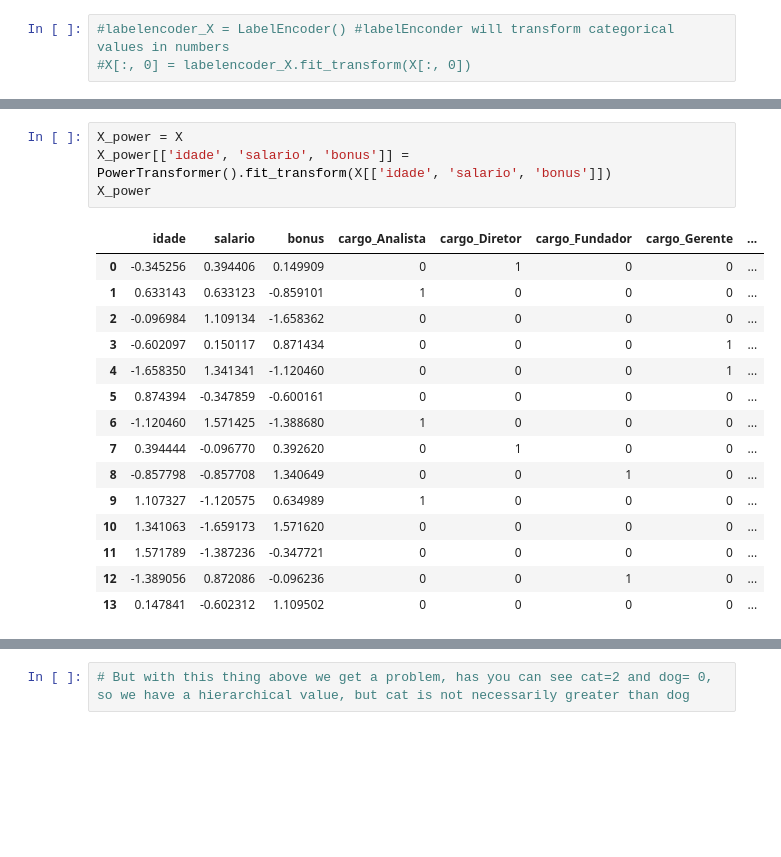
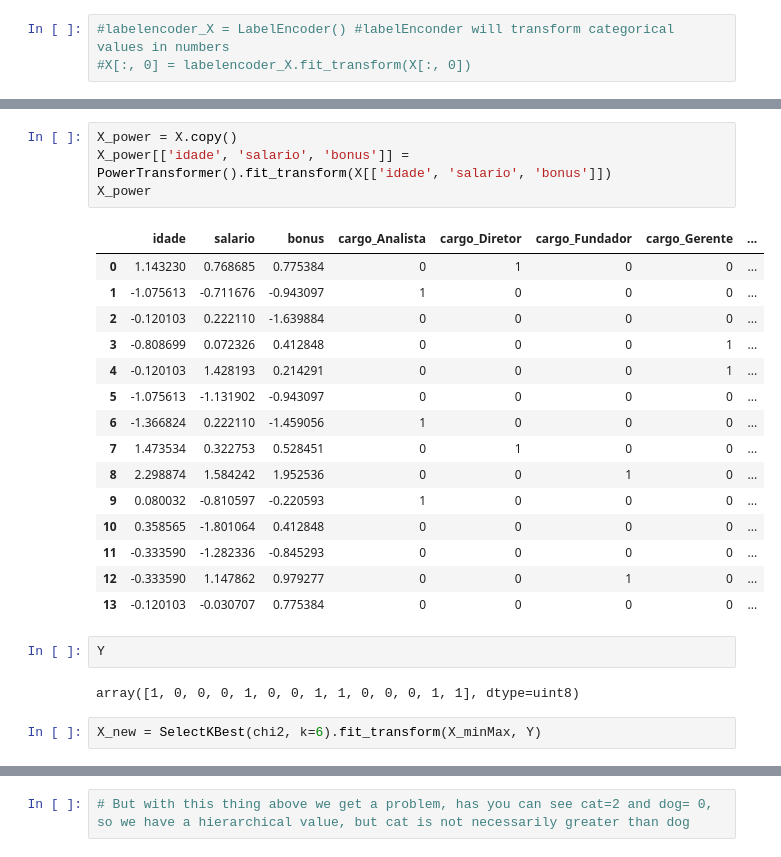
Before and after one commit to CaiqueCoelho/Preprocessing-Dataset-Template, a Jupyter notebook: Pre-Processing-Template-Example-2.ipynb, the cells around one changed output, grey strips where cells are left out. Cells and saved outputs as stored; diff of their text form; blank space fills up the shorter version.

```diff
--- a/Pre-Processing-Template-Example-2.ipynb
+++ b/Pre-Processing-Template-Example-2.ipynb
@@ -295,20 +300,26 @@ X_quantile
 # %%
-X_power = X
+X_power = X.copy()
 X_power[['idade', 'salario', 'bonus']] = PowerTransformer().fit_transform(X[['idade', 'salario', 'bonus']])
 X_power
 # %% [output]
 |  | idade | salario | bonus | cargo_Analista | cargo_Diretor | cargo_Fundador | cargo_Gerente | ... |
-| 0 | -0.345256 | 0.394406 | 0.149909 | 0 | 1 | 0 | 0 | ... |
-| 1 | 0.633143 | 0.633123 | -0.859101 | 1 | 0 | 0 | 0 | ... |
-| 2 | -0.096984 | 1.109134 | -1.658362 | 0 | 0 | 0 | 0 | ... |
-| 3 | -0.602097 | 0.150117 | 0.871434 | 0 | 0 | 0 | 1 | ... |
-| 4 | -1.658350 | 1.341341 | -1.120460 | 0 | 0 | 0 | 1 | ... |
-| 5 | 0.874394 | -0.347859 | -0.600161 | 0 | 0 | 0 | 0 | ... |
-| 6 | -1.120460 | 1.571425 | -1.388680 | 1 | 0 | 0 | 0 | ... |
-| 7 | 0.394444 | -0.096770 | 0.392620 | 0 | 1 | 0 | 0 | ... |
-| 8 | -0.857798 | -0.857708 | 1.340649 | 0 | 0 | 1 | 0 | ... |
-| 9 | 1.107327 | -1.120575 | 0.634989 | 1 | 0 | 0 | 0 | ... |
-| 10 | 1.341063 | -1.659173 | 1.571620 | 0 | 0 | 0 | 0 | ... |
-| 11 | 1.571789 | -1.387236 | -0.347721 | 0 | 0 | 0 | 0 | ... |
-| 12 | -1.389056 | 0.872086 | -0.096236 | 0 | 0 | 1 | 0 | ... |
-| 13 | 0.147841 | -0.602312 | 1.109502 | 0 | 0 | 0 | 0 | ... |
+| 0 | 1.143230 | 0.768685 | 0.775384 | 0 | 1 | 0 | 0 | ... |
+| 1 | -1.075613 | -0.711676 | -0.943097 | 1 | 0 | 0 | 0 | ... |
+| 2 | -0.120103 | 0.222110 | -1.639884 | 0 | 0 | 0 | 0 | ... |
+| 3 | -0.808699 | 0.072326 | 0.412848 | 0 | 0 | 0 | 1 | ... |
+| 4 | -0.120103 | 1.428193 | 0.214291 | 0 | 0 | 0 | 1 | ... |
+| 5 | -1.075613 | -1.131902 | -0.943097 | 0 | 0 | 0 | 0 | ... |
+| 6 | -1.366824 | 0.222110 | -1.459056 | 1 | 0 | 0 | 0 | ... |
+| 7 | 1.473534 | 0.322753 | 0.528451 | 0 | 1 | 0 | 0 | ... |
+| 8 | 2.298874 | 1.584242 | 1.952536 | 0 | 0 | 1 | 0 | ... |
+| 9 | 0.080032 | -0.810597 | -0.220593 | 1 | 0 | 0 | 0 | ... |
+| 10 | 0.358565 | -1.801064 | 0.412848 | 0 | 0 | 0 | 0 | ... |
+| 11 | -0.333590 | -1.282336 | -0.845293 | 0 | 0 | 0 | 0 | ... |
+| 12 | -0.333590 | 1.147862 | 0.979277 | 0 | 0 | 1 | 0 | ... |
+| 13 | -0.120103 | -0.030707 | 0.775384 | 0 | 0 | 0 | 0 | ... |
+# %%
+Y
+# %% [output]
+array([1, 0, 0, 0, 1, 0, 0, 1, 1, 0, 0, 0, 1, 1], dtype=uint8)
+# %%
+X_new = SelectKBest(chi2, k=6).fit_transform(X_minMax, Y)
```
Also changed, not shown: parts of 17 cells of this notebook.
